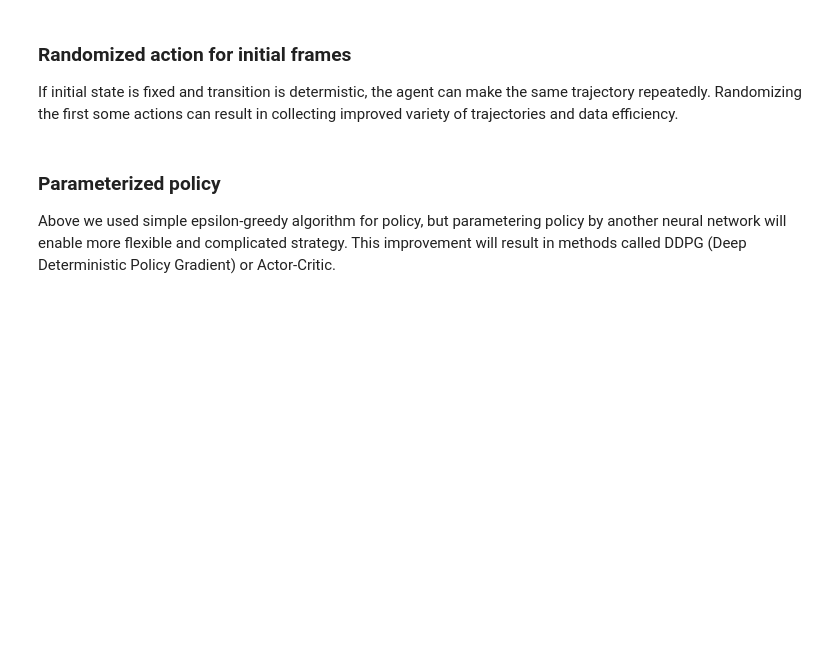
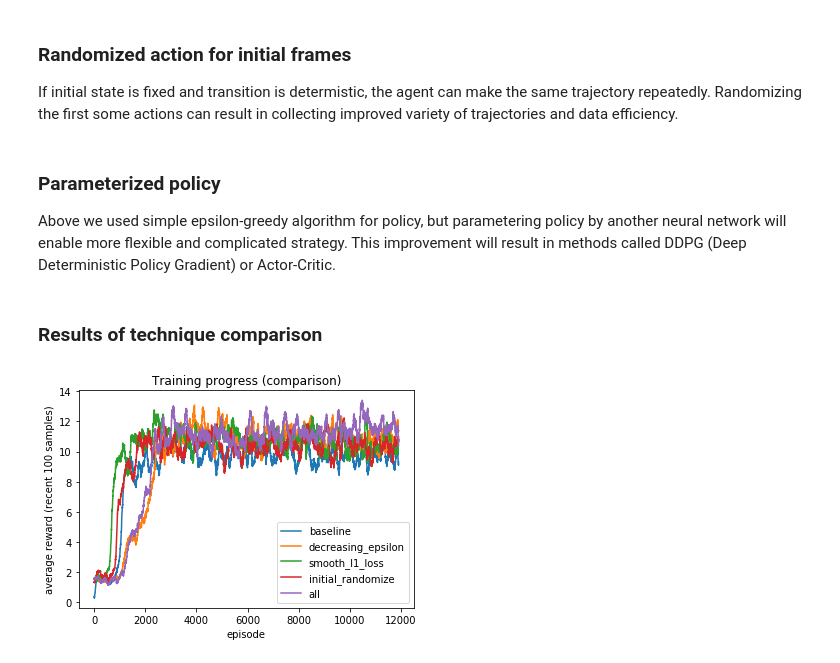
Before and after one commit to ryukez/DQN_tutorial, a Jupyter notebook: dqn_tutorial.ipynb, the cells around one changed output. Saved outputs shown, nothing was run; the diff lists cells and outputs as text; code cells hidden in the pictures; blank space fills up the shorter version.

```diff
--- a/dqn_tutorial.ipynb
+++ b/dqn_tutorial.ipynb
@@ -669,3 +661,19 @@ If initial state is fixed and transition is determistic, the agent can make the
 # %% [markdown]
 ### Parameterized policy
 Above we used simple epsilon-greedy algorithm for policy, but parametering policy by another neural network will enable more flexible and complicated strategy. This improvement will result in methods called DDPG (Deep Deterministic Policy Gradient) or Actor-Critic.
+# %% [markdown]
+### Results of technique comparison
+# %%
+plot_progress('results/log_baseline.txt', 'baseline')
+plot_progress('results/log_epsilon.txt', 'decreasing_epsilon')
+plot_progress('results/log_l1.txt', 'smooth_l1_loss')
+plot_progress('results/log_randomize.txt', 'initial_randomize')
+plot_progress('results/log_master.txt', 'all')
+
+plt.title('Training progress (comparison)')
+plt.xlabel('episode')
+plt.ylabel('average reward (recent 100 samples)')
+plt.legend()
+plt.show()
+# %% [output]
+[figure, added]
```
Also changed, not shown: parts of 4 cells of this notebook, 1 other file.
